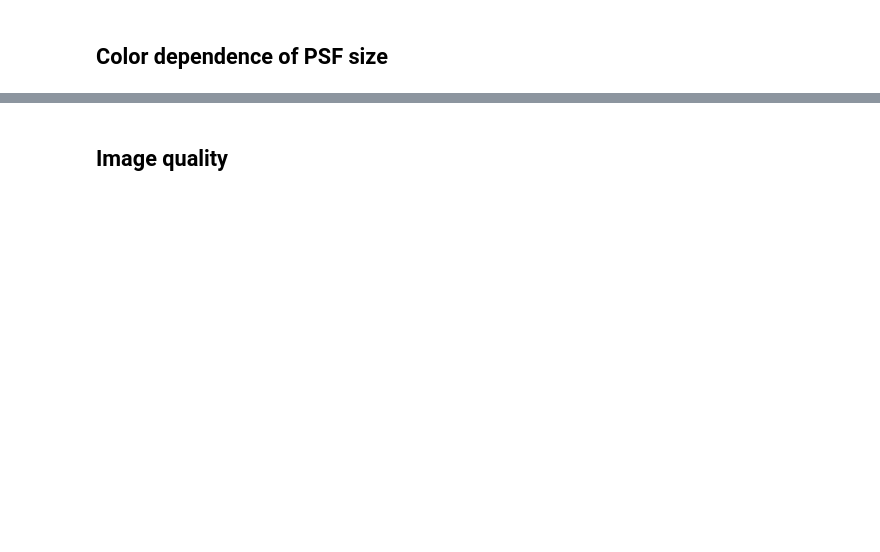
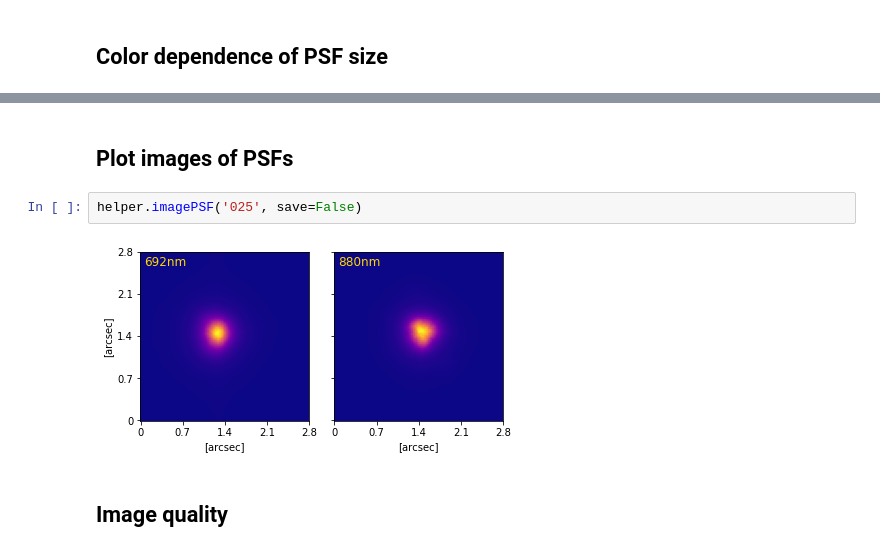
Before and after one commit to cahebert/speckles, a Jupyter notebook: Code/Plot parameter analyses.ipynb, the cells around one changed output, grey strips where cells are left out. Cells and saved outputs as stored; diff of their text form; blank space fills up the shorter version.

```diff
--- a/Code/Plot parameter analyses.ipynb
+++ b/Code/Plot parameter analyses.ipynb
@@ -85,3 +25,9 @@ array(['017', '019', '021', '022', '025', '032', '034', '042', '051',
+# %% [markdown]
+## Plot images of PSFs
+# %%
+helper.imagePSF('025', save=False)
+# %% [output]
+[figure, added]
 # %% [markdown]
 ## Image quality
 # %%
```
Also changed, not shown: parts of 21 cells of this notebook.
